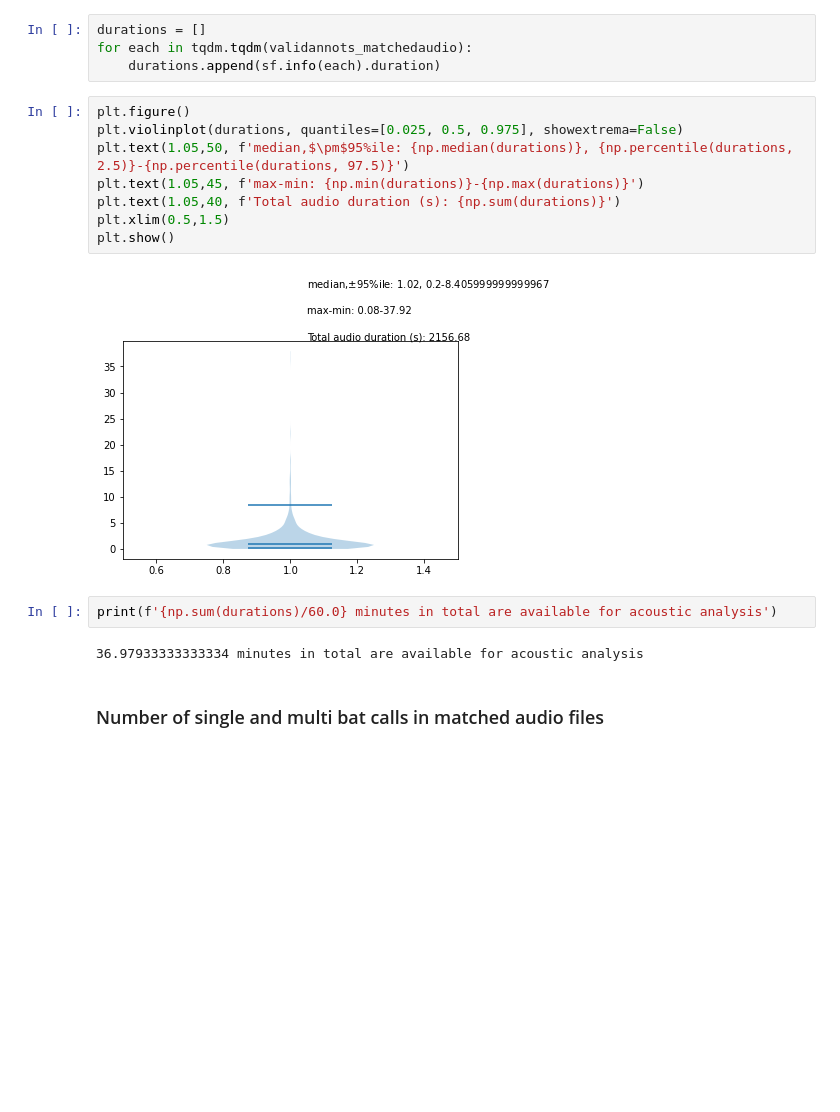
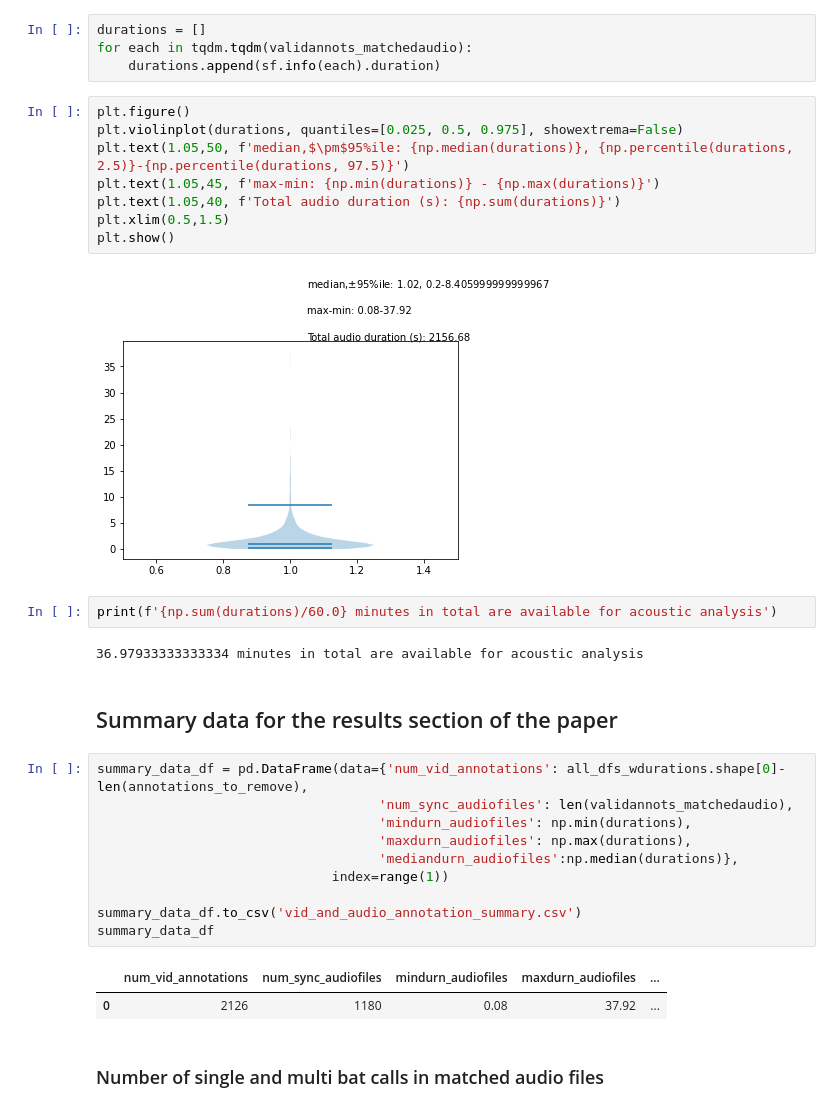
Before and after one commit to thejasvibr/mhbc-online, a Jupyter notebook: combined_analysis/generating_summary_data_and_plot_for_manuscript.ipynb, the cells around one changed output. Saved outputs shown, nothing was run; the diff lists cells and outputs as text; blank space fills up the shorter version.

Commit message:
Version of the main_paper with invalid annotations removed. So far so good. This version will be sent to NM for review.

```diff
--- a/combined_analysis/generating_summary_data_and_plot_for_manuscript.ipynb
+++ b/combined_analysis/generating_summary_data_and_plot_for_manuscript.ipynb
@@ -297,7 +297,7 @@ for each in tqdm.tqdm(validannots_matchedaudio):
 plt.figure()
 plt.violinplot(durations, quantiles=[0.025, 0.5, 0.975], showextrema=False)
 plt.text(1.05,50, f'median,$\pm$95%ile: {np.median(durations)}, {np.percentile(durations, 2.5)}-{np.percentile(durations, 97.5)}')
-plt.text(1.05,45, f'max-min: {np.min(durations)}-{np.max(durations)}')
+plt.text(1.05,45, f'max-min: {np.min(durations)} - {np.max(durations)}')
 plt.text(1.05,40, f'Total audio duration (s): {np.sum(durations)}')
 plt.xlim(0.5,1.5)
 plt.show()
@@ -307,6 +307,21 @@ plt.show()
 print(f'{np.sum(durations)/60.0} minutes in total are available for acoustic analysis')
 # %% [output]
 36.97933333333334 minutes in total are available for acoustic analysis
+# %% [markdown]
+## Summary data for the results section of the paper
+# %%
+summary_data_df = pd.DataFrame(data={'num_vid_annotations': all_dfs_wdurations.shape[0]-len(annotations_to_remove),
+                                    'num_sync_audiofiles': len(validannots_matchedaudio),
+                                    'mindurn_audiofiles': np.min(durations),
+                                    'maxdurn_audiofiles': np.max(durations),
+                                    'mediandurn_audiofiles':np.median(durations)},
+                              index=range(1))
+
+summary_data_df.to_csv('vid_and_audio_annotation_summary.csv')
+summary_data_df
+# %% [output]
+|  | num_vid_annotations | num_sync_audiofiles | mindurn_audiofiles | maxdurn_audiofiles | ... |
+| 0 | 2126 | 1180 | 0.08 | 37.92 | ... |
 # %% [markdown]
 ### Number of single and multi bat calls in matched audio files
 # %%
```
Also changed, not shown: 2 other files.
